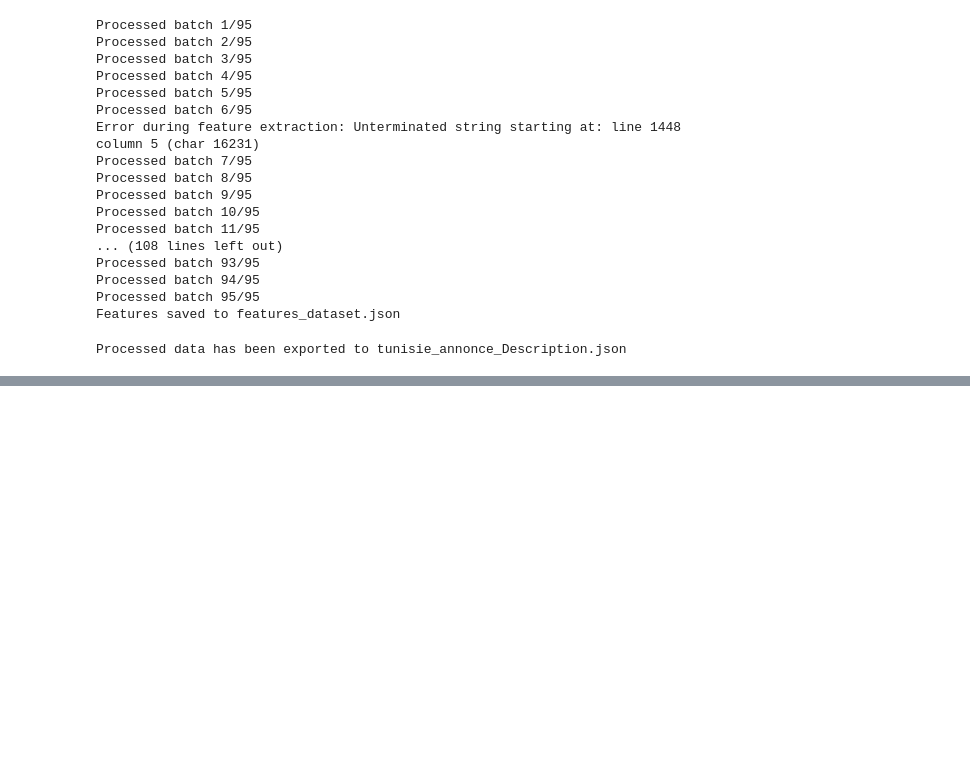
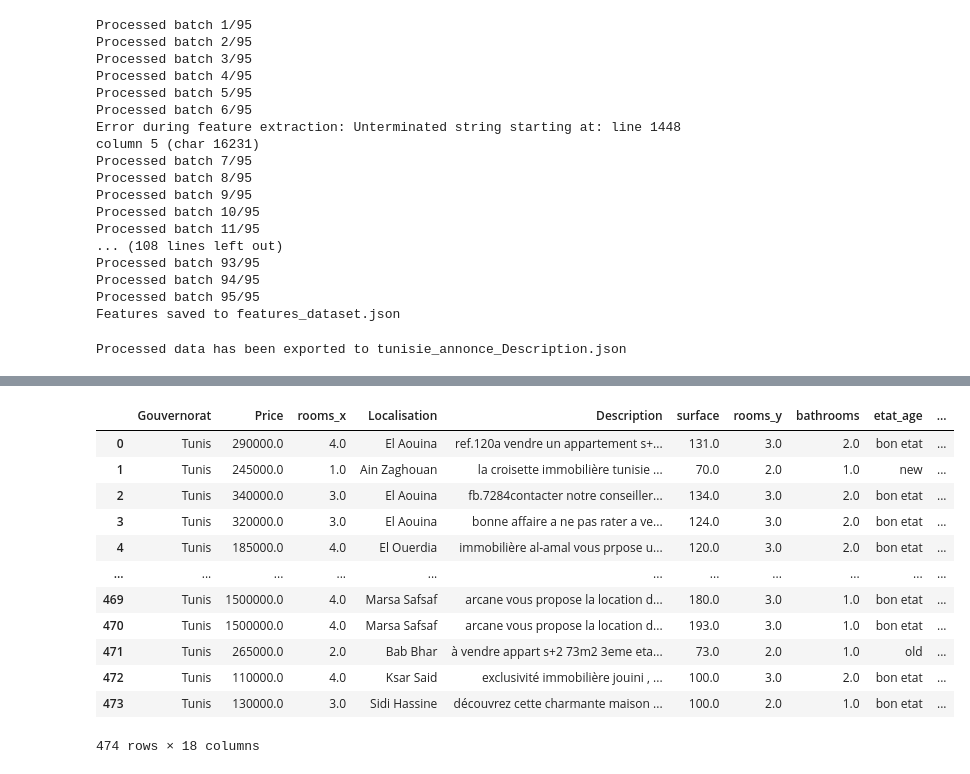
Before and after one commit to anasneji2002/Housing_pricing, a Jupyter notebook: notebooks/Cleanup scripts/Tunisie-annonce dataset full preprocessing/Tunisie_Annonce_Rescrapping+Processing.ipynb, the cells around one changed output, grey strips where cells are left out. Saved outputs shown, nothing was run; the diff lists cells and outputs as text; code cells hidden in the pictures; blank space fills up the shorter version.

```diff
--- a/notebooks/Cleanup scripts/Tunisie-annonce dataset full preprocessing/Tunisie_Annonce_Rescrapping+Processing.ipynb
+++ b/notebooks/Cleanup scripts/Tunisie-annonce dataset full preprocessing/Tunisie_Annonce_Rescrapping+Processing.ipynb
@@ -641,0 +702,29 @@ display(df_json[df_json['error'].notna()])
+# %%
+# List of columns to fill NaN values with "no"
+columns_to_fill = ['garden', 'parking', 'pool', 'beach_view', 'mountain_view',
+                   'central_heating', 'air_conditioning', 'elevator']
+
+# Fill NaN values with "no" in the specified columns
+df_json[columns_to_fill] = df_json[columns_to_fill].fillna('no')
+# %%
+# Replace NaN values in the 'etat_age' column with "bon etat"
+df_json['etat_age'] = df_json['etat_age'].fillna('bon etat')
+# %%
+# Merge DataFrames on index
+merged_df = pd.merge(df, df_json, left_index=True, right_index=True)
+
+display(merged_df)
+# %% [output]
+|  | Gouvernorat | Price | rooms_x | Localisation | Description | surface | rooms_y | bathrooms | etat_age | ... |
+| 0 | Tunis | 290000.0 | 4.0 | El Aouina | ref.120a vendre un appartement s+... | 131.0 | 3.0 | 2.0 | bon etat | ... |
+| 1 | Tunis | 245000.0 | 1.0 | Ain Zaghouan | la croisette immobilière tunisie ... | 70.0 | 2.0 | 1.0 | new | ... |
+| 2 | Tunis | 340000.0 | 3.0 | El Aouina | fb.7284contacter notre conseiller... | 134.0 | 3.0 | 2.0 | bon etat | ... |
+| 3 | Tunis | 320000.0 | 3.0 | El Aouina | bonne affaire a ne pas rater a ve... | 124.0 | 3.0 | 2.0 | bon etat | ... |
+| 4 | Tunis | 185000.0 | 4.0 | El Ouerdia | immobilière al-amal vous prpose u... | 120.0 | 3.0 | 2.0 | bon etat | ... |
+| ... | ... | ... | ... | ... | ... | ... | ... | ... | ... | ... |
+| 469 | Tunis | 1500000.0 | 4.0 | Marsa Safsaf | arcane vous propose la location d... | 180.0 | 3.0 | 1.0 | bon etat | ... |
+| 470 | Tunis | 1500000.0 | 4.0 | Marsa Safsaf | arcane vous propose la location d... | 193.0 | 3.0 | 1.0 | bon etat | ... |
+| 471 | Tunis | 265000.0 | 2.0 | Bab Bhar | à vendre appart s+2 73m2 3eme eta... | 73.0 | 2.0 | 1.0 | old | ... |
+| 472 | Tunis | 110000.0 | 4.0 | Ksar Said | exclusivité immobilière jouini , ... | 100.0 | 3.0 | 2.0 | bon etat | ... |
+| 473 | Tunis | 130000.0 | 3.0 | Sidi Hassine | découvrez cette charmante maison ... | 100.0 | 2.0 | 1.0 | bon etat | ... |
+474 rows × 18 columns
```
Also changed, not shown: parts of 28 cells of this notebook, 1 other file.
